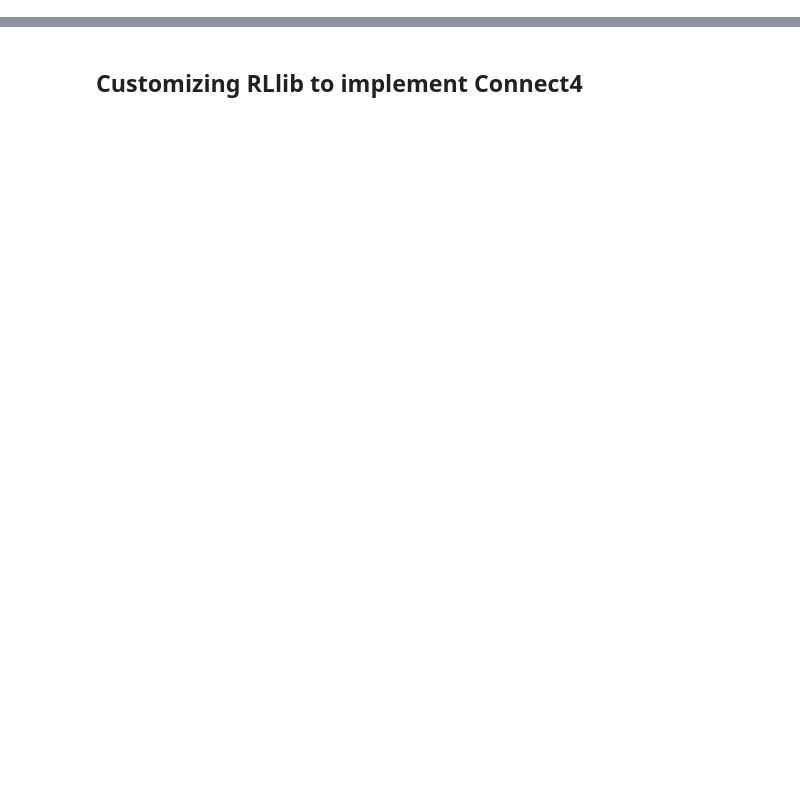
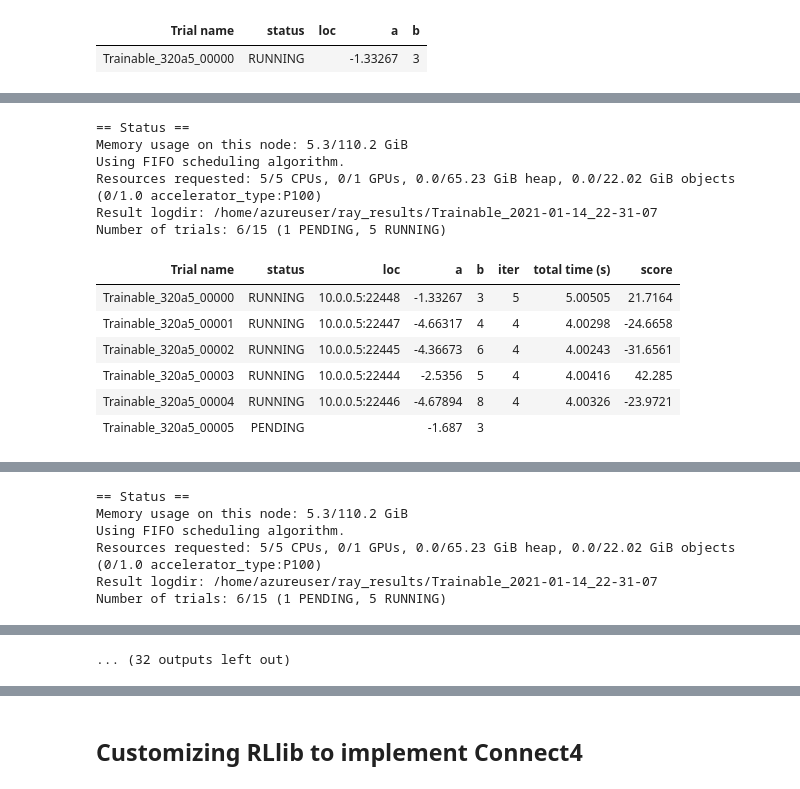
Before and after one commit to james-tn/distributed-reinforcement-learning, a Jupyter notebook: distributed_rl_with_rllib/custom_rllib.ipynb, the cells around one changed output, grey strips where cells are left out. Saved outputs shown, nothing was run; the diff lists cells and outputs as text; code cells hidden in the pictures; blank space fills up the shorter version.

```diff
--- a/distributed_rl_with_rllib/custom_rllib.ipynb
+++ b/distributed_rl_with_rllib/custom_rllib.ipynb
@@ -4,0 +25,57 @@ from ray import tune
+# %%
+# #Tune basic
+# from ray import tune
+
+import time
+def objective(step, alpha, beta):
+    return (0.1 + alpha * step / 100)**(-1) + beta * 0.1
+
+
+# def training_function(config):
+#     # Hyperparameters
+#     alpha, beta = config["alpha"], config["beta"]
+#     for step in range(10):
+#         # Iterative training function - can be any arbitrary training procedure.
+#         intermediate_score = objective(step, alpha, beta)
+#         # Feed the score back back to Tune.
+#         tune.report(mean_loss=intermediate_score)
+
+
+# analysis = tune.run(
+#     training_function,
+#     config={
+#         "alpha": tune.grid_search([0.001, 0.01, 0.1]),
+#         "beta": tune.choice([1, 2, 3,6])
+#     })
+
+# print("Best config: ", analysis.get_best_config(
+#     metric="mean_loss", mode="min"))
+
+# # Get a dataframe for analyzing trial results.
+# df = analysis.results_df
+
+
+class Trainable(tune.Trainable):
+    def setup(self, config):
+        # config (dict): A dict of hyperparameters
+        self.x = 0
+        self.a = config["a"]
+        self.b = config["b"]
+
+    def step(self):  # This is called iteratively.
+        score = objective(self.x, self.a, self.b)
+        self.x += 1
+        time.sleep(1)
+        return {"score": score}
+
+analysis = tune.run(
+    Trainable,
+    num_samples=3,
+    stop={"training_iteration": 20},
+    config={
+        "a":tune.uniform(-5, -1),
+        "b": tune.grid_search([3,4,6,5,8])
+    })
+
+print('best config: ', analysis.get_best_config(metric="score", mode="max"))
+# %% [output]
@@ -4,0 +89,2 @@ from ray import tune
+| Trial name | status | loc | a | b |
+| Trainable_320a5_00000 | RUNNING |  | -1.33267 | 3 |
@@ -4,0 +108,13 @@ from ray import tune
+== Status ==
+Memory usage on this node: 5.3/110.2 GiB
+Using FIFO scheduling algorithm.
+Resources requested: 5/5 CPUs, 0/1 GPUs, 0.0/65.23 GiB heap, 0.0/22.02 GiB objects (0/1.0 accelerator_type:P100)
+Result logdir: /home/azureuser/ray_results/Trainable_2021-01-14_22-31-07
+Number of trials: 6/15 (1 PENDING, 5 RUNNING)
+| Trial name | status | loc | a | b | iter | total time (s) | score |
+| Trainable_320a5_00000 | RUNNING | 10.0.0.5:22448 | -1.33267 | 3 | 5 | 5.00505 | 21.7164 |
+| Trainable_320a5_00001 | RUNNING | 10.0.0.5:22447 | -4.66317 | 4 | 4 | 4.00298 | -24.6658 |
+| Trainable_320a5_00002 | RUNNING | 10.0.0.5:22445 | -4.36673 | 6 | 4 | 4.00243 | -31.6561 |
+| Trainable_320a5_00003 | RUNNING | 10.0.0.5:22444 | -2.5356 | 5 | 4 | 4.00416 | 42.285 |
+| Trainable_320a5_00004 | RUNNING | 10.0.0.5:22446 | -4.67894 | 8 | 4 | 4.00326 | -23.9721 |
+| Trainable_320a5_00005 | PENDING |  | -1.687 | 3 |  |  |  |
@@ -4,0 +138,6 @@ from ray import tune
+== Status ==
+Memory usage on this node: 5.3/110.2 GiB
+Using FIFO scheduling algorithm.
+Resources requested: 5/5 CPUs, 0/1 GPUs, 0.0/65.23 GiB heap, 0.0/22.02 GiB objects (0/1.0 accelerator_type:P100)
+Result logdir: /home/azureuser/ray_results/Trainable_2021-01-14_22-31-07
+Number of trials: 6/15 (1 PENDING, 5 RUNNING)
@@ -5 +181,2 @@ from ray import tune
+... (32 outputs left out)
 # %% [markdown]
```
Also changed, not shown: parts of 48 cells of this notebook, 1 other file.
